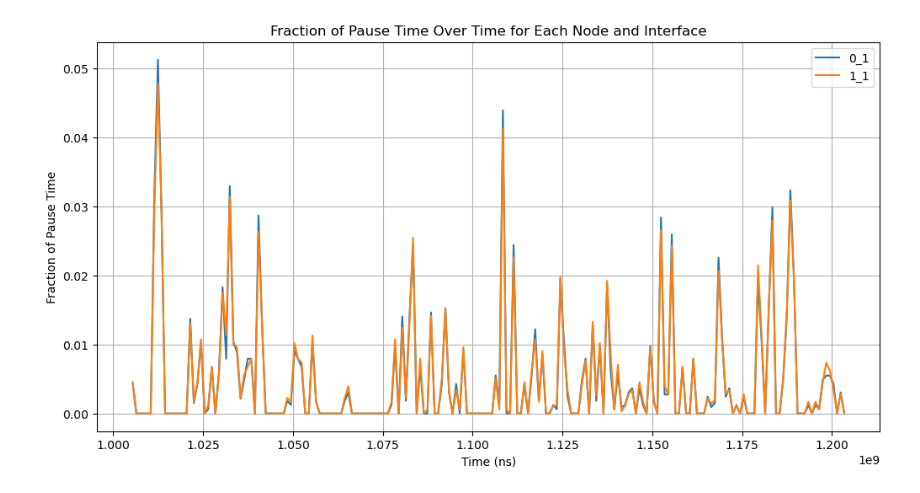
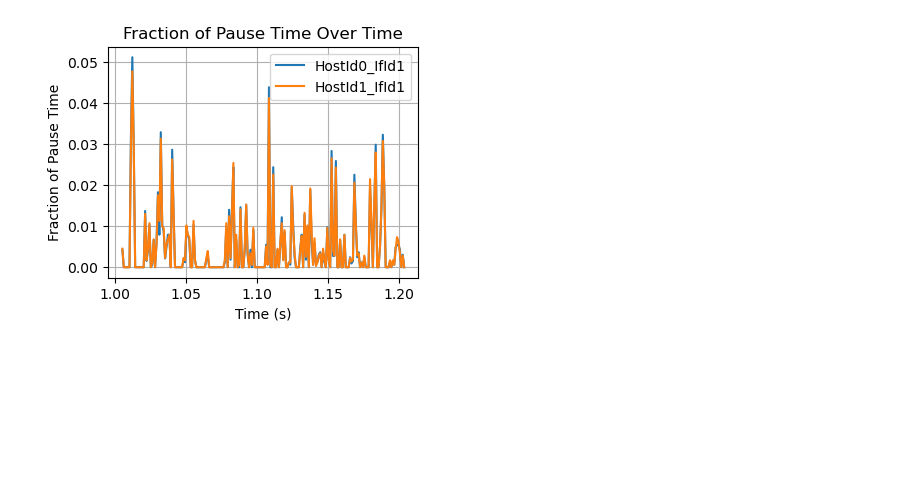
Before and after one commit to kwzhao/High-Precision-Congestion-Control, a Jupyter notebook: analysis/plt.ipynb, the cells around one changed output. Saved outputs shown, nothing was run; the diff lists cells and outputs as text; code cells hidden in the pictures; blank space fills up the shorter version.

```diff
--- a/analysis/plt.ipynb
+++ b/analysis/plt.ipynb
@@ -91,8 +95,4 @@ dict_keys([('11.0.2.1', '11.0.1.1'), ('11.0.2.1', '11.0.0.1')])
 # %%
-import pandas as pd
-import numpy as np
-import matplotlib.pyplot as plt
-
 # Assuming the log file is named 'pfc_log.txt'
 log_file_path = '/data2/lichenni/path_tc_test/shard0_nflows1000_nhosts3_lr10Gbps/pfc_topo-pl-3_s1.txt'
 
@@ -110,37 +110,37 @@ df.sort_values(by='Timestamp', inplace=True)
 
 # Set the time window size in nanoseconds (ns)
 time_window_ns = 1e6  # 1 ms in nanoseconds
 
 # Calculate the total duration of the log in nanoseconds
 total_duration_ns = df['Timestamp'].iloc[-1] - df['Timestamp'].iloc[0]
 
 # Create an empty DataFrame to store the fraction of pause time for each time window
 result_df = pd.DataFrame()
 
 # Iterate over each node and interface
 for (node_id, interface_index), group in df.groupby(['Node ID', 'Interface Index']):
     # Calculate the fraction of pause time for each time window
     time_bins = np.arange(group['Timestamp'].iloc[0], group['Timestamp'].iloc[-1], time_window_ns)
     pause_time_counts, _ = np.histogram(group['Timestamp'], bins=time_bins)
     pause_time_fraction = pause_time_counts / len(group)  # Fraction of pause time within each time window
 
     # Get the midpoint of each time window for plotting
     time_midpoints = time_bins[:-1] + (time_bins[1] - time_bins[0]) / 2
 
     # Append the results to the DataFrame, aligning with the time windows
-    result_df[f'{node_id}_{interface_index}'] = pause_time_fraction
+    result_df[f'HostId{node_id}_IfId{interface_index}'] = pause_time_fraction
 
 # Plot the fraction of pause time over time for each node and interface
-plt.figure(figsize=(12, 6))
+plt.figure(figsize=(4, 3))
 for column in result_df.columns:
-    plt.plot(time_midpoints, result_df[column], label=column)
+    plt.plot(time_midpoints/1e9, result_df[column], label=column)
 
-plt.xlabel('Time (ns)')
+plt.xlabel('Time (s)')
 plt.ylabel('Fraction of Pause Time')
-plt.title(f'Fraction of Pause Time Over Time for Each Node and Interface')
+plt.title(f'Fraction of Pause Time Over Time')
 plt.legend()
 plt.grid(True)
 plt.show()
 # %% [output]
-[figure, old version]
+[figure, new version]
 # %%
```
Also changed, not shown: parts of 3 cells of this notebook, 3 other files.
